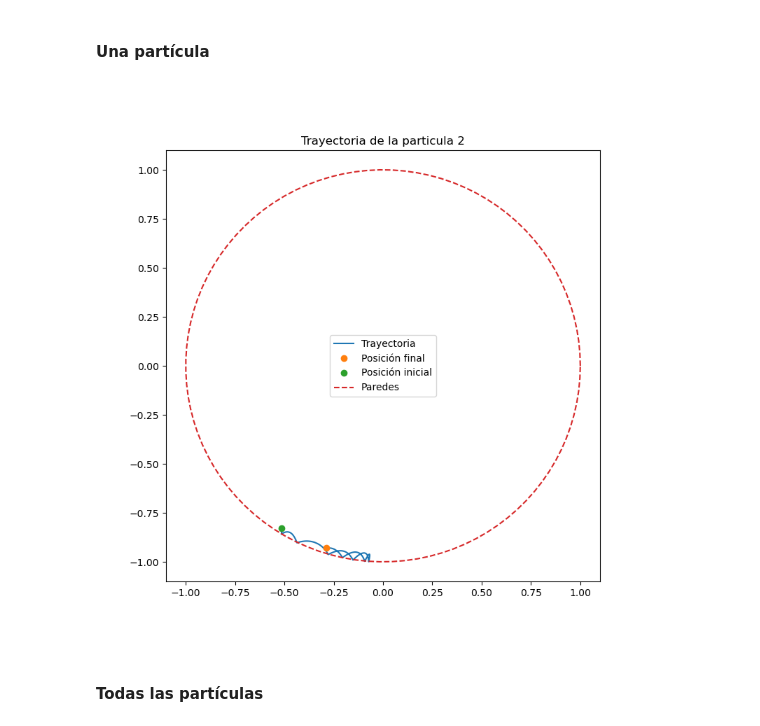
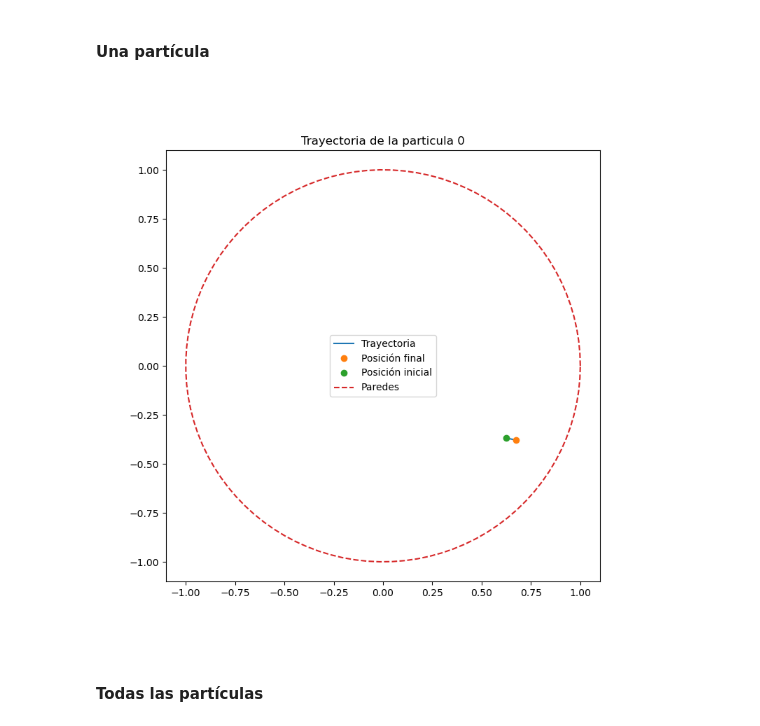
Before and after one commit to Lupama2/Maestria-Bunkin-equlibrio-en-avalancha, a Jupyter notebook: graficos.ipynb, the cells around one changed output. Cells and saved outputs as stored; diff of their text form; code cells hidden in the pictures.

```diff
--- a/graficos.ipynb
+++ b/graficos.ipynb
@@ -75,25 +73,25 @@ FileNotFoundError: resultados/py_cpu_t.txt not found.
 # %% [markdown]
 #### Una partícula
 # %%
-particula = 2
+particula = 0
 
 #Grafico
 fig, ax = plt.subplots(figsize=(8,8))
 index_ini = 0
 index_fin = -1
 # index_ini = 0
 # index_fin = 1000
 ax.plot(rx_vec[index_ini:index_fin,particula],ry_vec[index_ini: index_fin, particula],"-",label="Trayectoria")
 ax.plot(rx_vec[-1,particula],ry_vec[-1, particula],"o",label="Posición final")
 ax.plot(rx_vec[0,particula],ry_vec[0, particula],"o",label="Posición inicial")
 ax.plot(R0*np.cos(np.linspace(0,2*pi,100)),R0*np.sin(np.linspace(0,2*pi,100)),"--",label="Paredes")
 ax.legend()
 ax.set_title(f"Trayectoria de la particula {particula}")
 ax.set_xlim([-R0*1.1,R0*1.1])
 ax.set_ylim([-R0*1.1, R0*1.1])
 plt.show()
 # %% [output]
-[figure, old version]
+[figure, new version]
 # %% [markdown]
 #### Todas las partículas
 # %%
```
Also changed, not shown: parts of 9 cells of this notebook, 7 other files.
